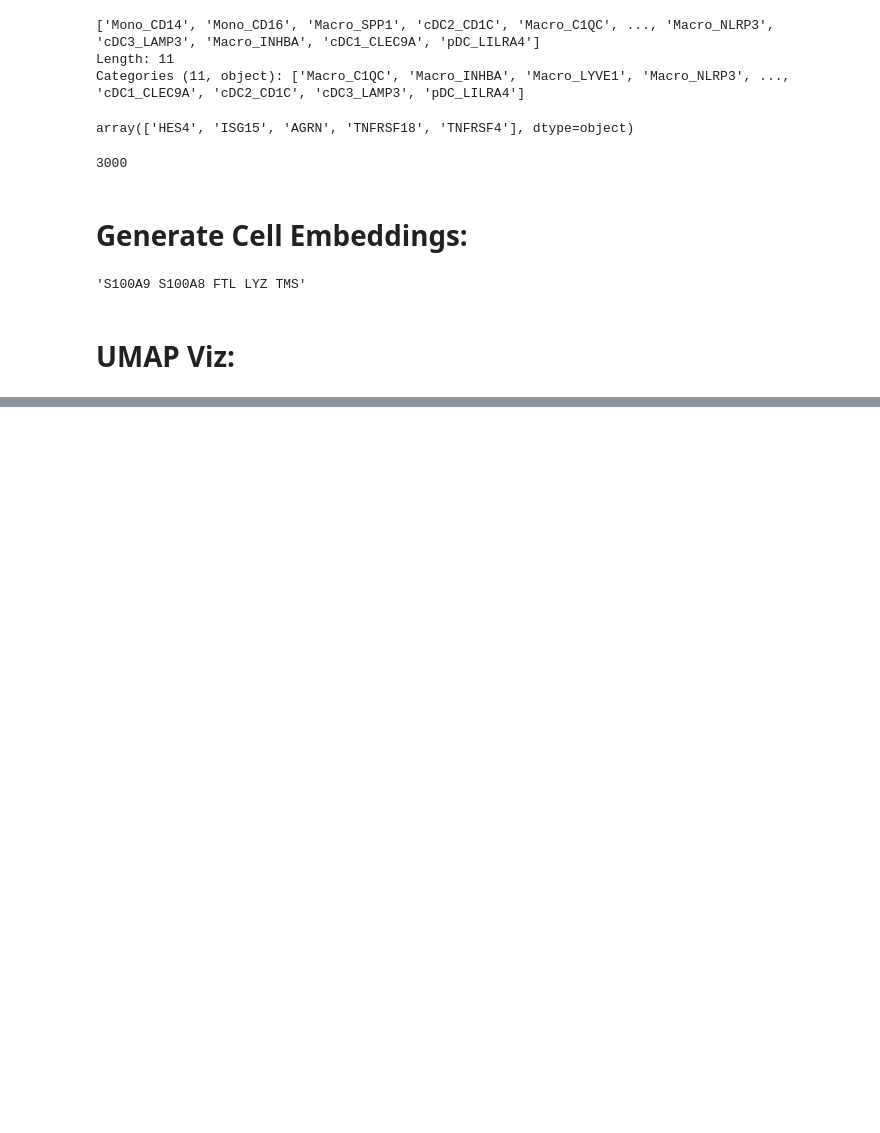
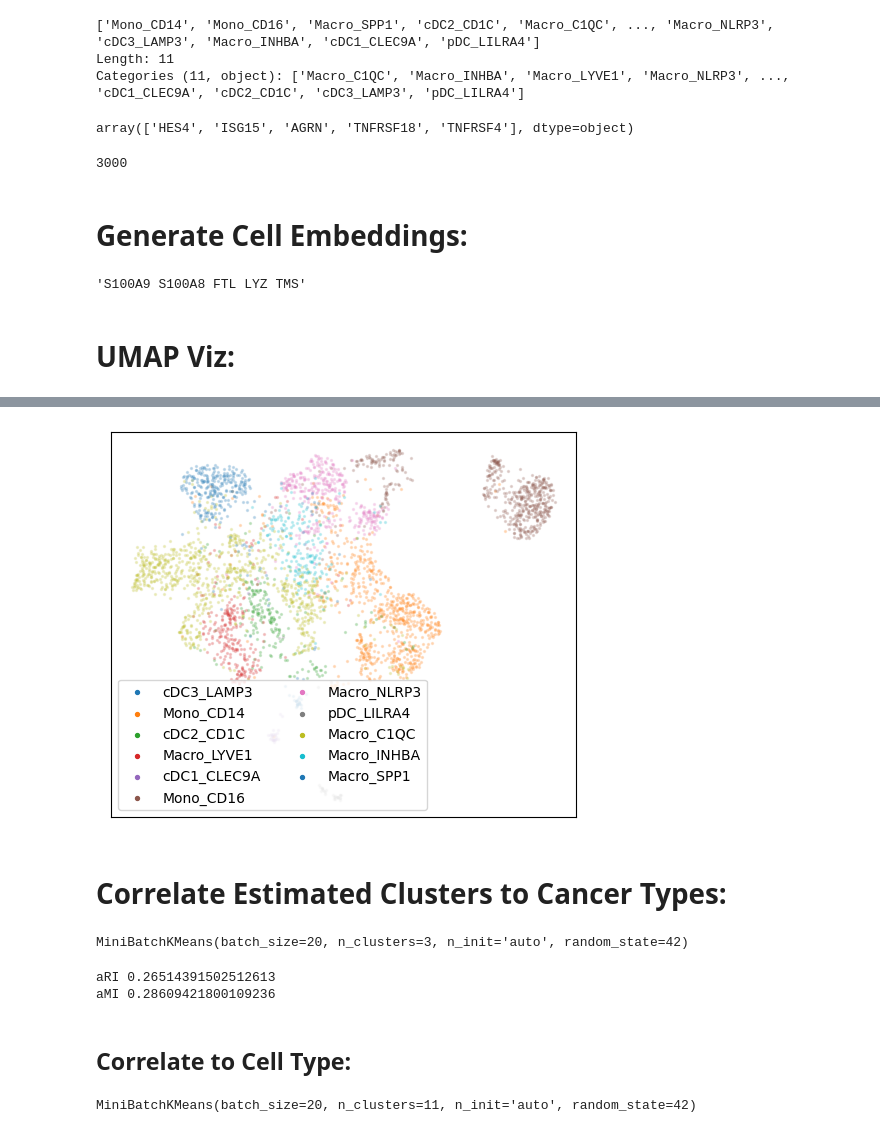
Before and after one commit to aaronwtr/geneius, a Jupyter notebook: notebooks/Data Load and UMAP.ipynb, the cells around one changed output, grey strips where cells are left out. Saved outputs shown, nothing was run; the diff lists cells and outputs as text; code cells hidden in the pictures; blank space fills up the shorter version.

Commit message:
Added perf. metrics

```diff
--- a/notebooks/Data Load and UMAP.ipynb
+++ b/notebooks/Data Load and UMAP.ipynb
@@ -133,0 +137,48 @@ plt.yticks([])
+# %%
+plt.rcParams['axes.facecolor']='white'
+plt.figure(figsize=(6,5))
+random.seed(23)
+np.random.seed(2023)
+all_labels = np.unique(mye_data.obs.cell_type)
+random.shuffle(all_labels)
+colors = sns.color_palette('tab10', len(all_labels))
+for i, label_name in enumerate(all_labels):
+    plt.scatter(embedding_sanity_check[mye_data.obs.cell_type==label_name, 0],
+                        embedding_sanity_check[mye_data.obs.cell_type==label_name, 1], s= 2,
+                        label=label_name,color=colors[i],alpha=0.2)
+leg = plt.legend(prop={'size': 10},loc='lower left',ncol=2)
+plt.rcParams["legend.markerscale"] = 2.0
+for lh in leg.legendHandles:
+    lh.set_alpha(1)
+plt.xticks([])
+plt.yticks([])
+plt.show()
+# %% [output]
+[figure, added]
+# %% [markdown]
+# Correlate Estimated Clusters to Cancer Types:
+# %%
+# define k-means clustering:
+kmeans = sklearn.cluster.MiniBatchKMeans(n_clusters=3, random_state=42,
+                                         batch_size=20, n_init='auto')
+kmeans.fit(mye_data.X)
+# %% [output]
+MiniBatchKMeans(batch_size=20, n_clusters=3, n_init='auto', random_state=42)
+# %%
+annotation_label = mye_data.obs.cancer_type
+# Getting cluster centers and labels
+labels = kmeans.labels_
+print('aRI', sklearn.metrics.adjusted_rand_score(labels, annotation_label))
+print('aMI', sklearn.metrics.adjusted_mutual_info_score(labels, annotation_label))
+# %% [output]
+aRI 0.26514391502512613
+aMI 0.28609421800109236
+# %% [markdown]
+## Correlate to Cell Type:
+# %%
+# define k-means clustering:
+kmeans = sklearn.cluster.MiniBatchKMeans(n_clusters=11, random_state=42,
+                                         batch_size=20, n_init='auto')
+kmeans.fit(mye_data.X)
+# %% [output]
+MiniBatchKMeans(batch_size=20, n_clusters=11, n_init='auto', random_state=42)
```
Also changed, not shown: parts of 5 cells of this notebook.
